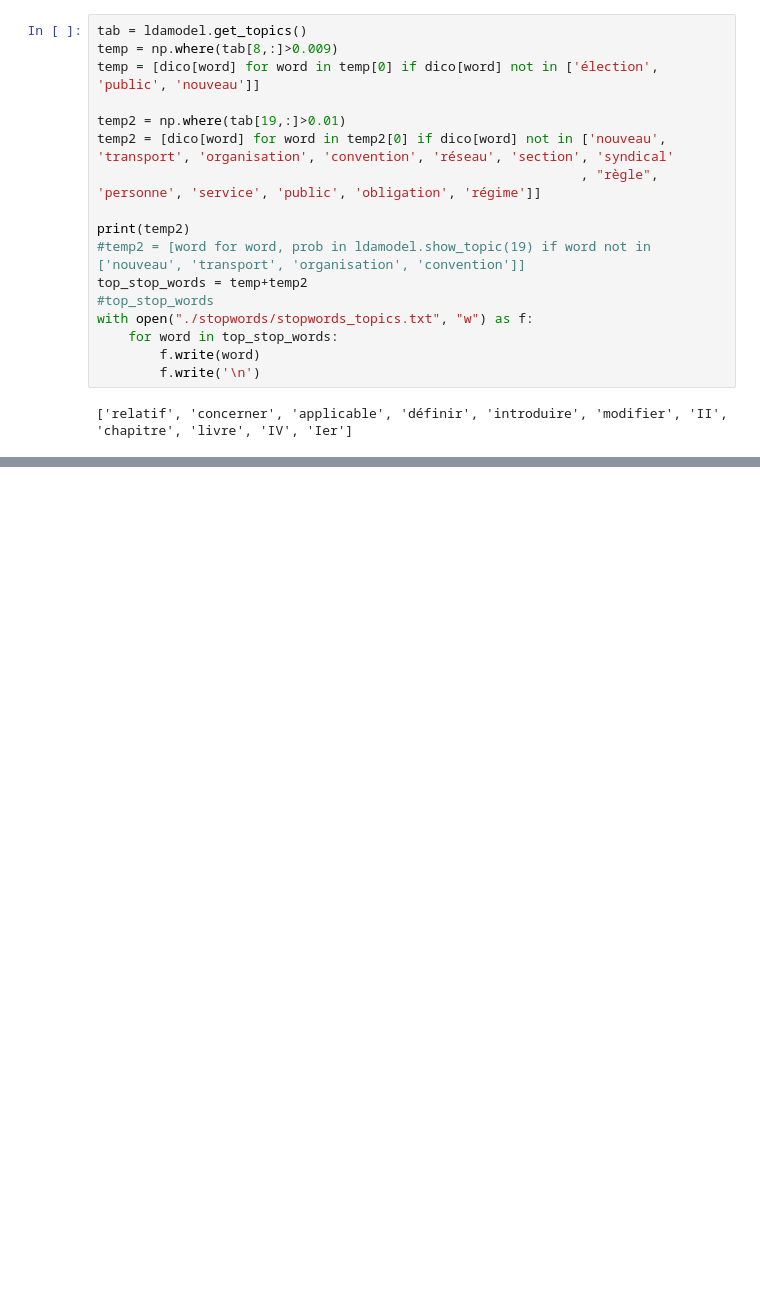
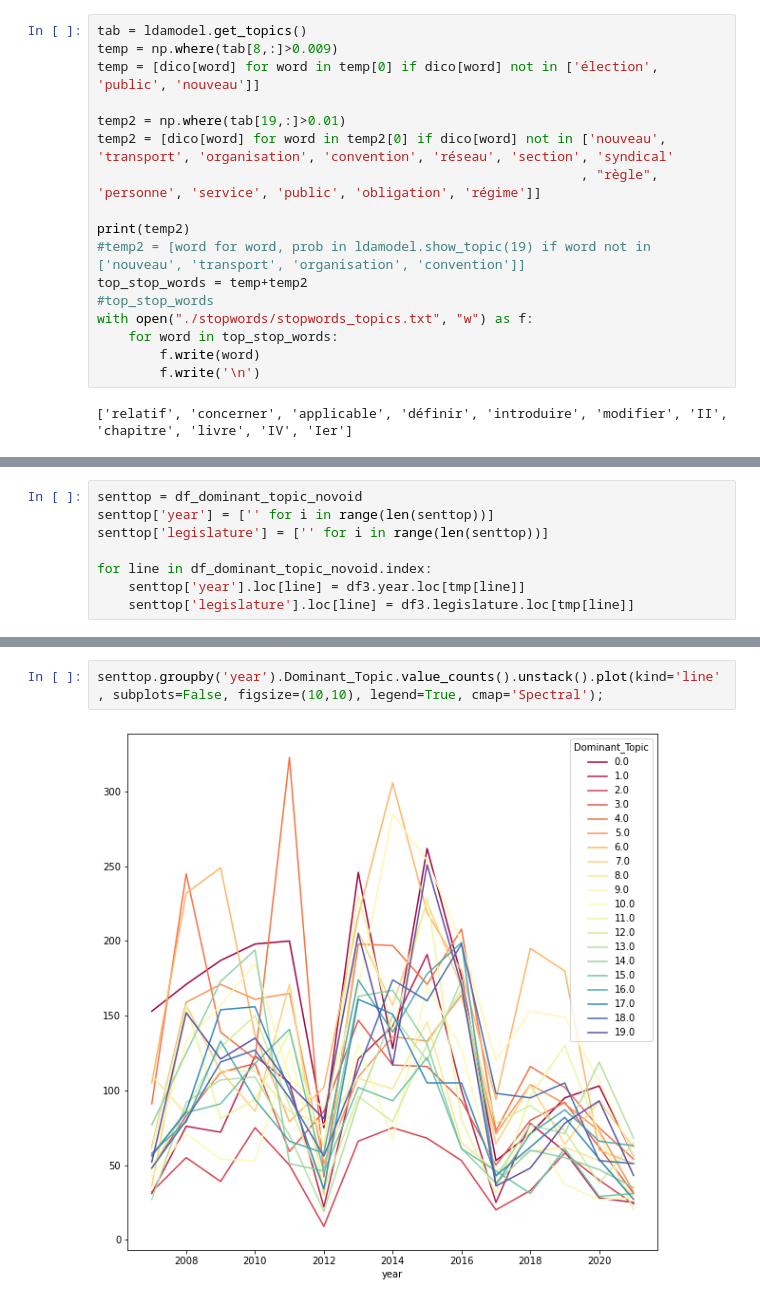
Before and after one commit to Geminy3/ProjetHNSKOL, a Jupyter notebook: Thématiques lemmatisé.ipynb, the cells around one changed output, grey strips where cells are left out. Saved outputs shown, nothing was run; the diff lists cells and outputs as text; blank space fills up the shorter version.

```diff
--- a/Thématiques lemmatisé.ipynb
+++ b/Thématiques lemmatisé.ipynb
@@ -454,0 +543,8 @@ df3.groupby('topics').year.value_counts().unstack().plot(kind='bar',subplots=Tru
+# %%
+senttop = df_dominant_topic_novoid
+senttop['year'] = ['' for i in range(len(senttop))]
+senttop['legislature'] = ['' for i in range(len(senttop))]
+
+for line in df_dominant_topic_novoid.index:
+    senttop['year'].loc[line] = df3.year.loc[tmp[line]]
+    senttop['legislature'].loc[line] = df3.legislature.loc[tmp[line]]
@@ -454,0 +570,4 @@ df3.groupby('topics').year.value_counts().unstack().plot(kind='bar',subplots=Tru
+# %%
+senttop.groupby('year').Dominant_Topic.value_counts().unstack().plot(kind='line', subplots=False, figsize=(10,10), legend=True, cmap='Spectral');
+# %% [output]
+[figure, added]
```
Also changed, not shown: parts of 32 cells of this notebook, 2 other files.
